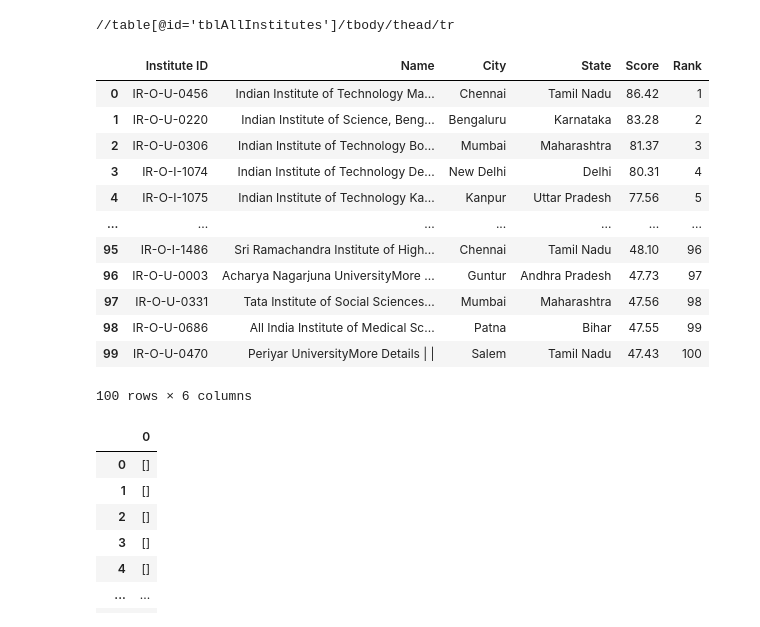
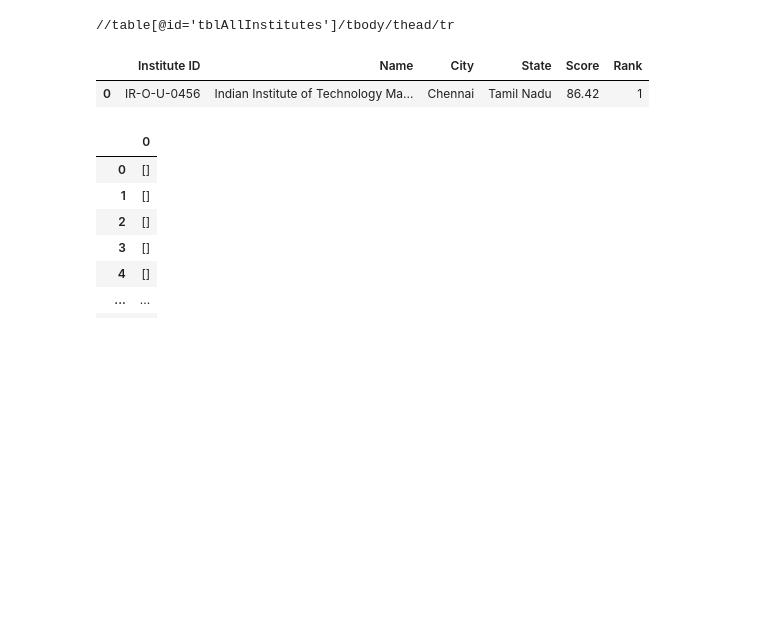
Before and after one commit to dupadhyaya/nlp, a Jupyter notebook: pyj/selenium/nirf/sel_ch_test.ipynb, the cells around one changed output. Cells and saved outputs as stored; diff of their text form; code cells hidden in the pictures; blank space fills up the shorter version.

```diff
--- a/pyj/selenium/sel_ch_nirf1.ipynb
+++ b/pyj/selenium/nirf/sel_ch_test.ipynb
@@ -138,21 +134,10 @@ for data in xpe5:
 #---------
 df = pd.read_html(driver.page_source)[0]
 # %%
-df
+df.head(1)
 # %% [output]
 |  | Institute ID | Name | City | State | Score | Rank |
 | 0 | IR-O-U-0456 | Indian Institute of Technology Ma... | Chennai | Tamil Nadu | 86.42 | 1 |
-| 1 | IR-O-U-0220 | Indian Institute of Science, Beng... | Bengaluru | Karnataka | 83.28 | 2 |
-| 2 | IR-O-U-0306 | Indian Institute of Technology Bo... | Mumbai | Maharashtra | 81.37 | 3 |
-| 3 | IR-O-I-1074 | Indian Institute of Technology De... | New Delhi | Delhi | 80.31 | 4 |
-| 4 | IR-O-I-1075 | Indian Institute of Technology Ka... | Kanpur | Uttar Pradesh | 77.56 | 5 |
-| ... | ... | ... | ... | ... | ... | ... |
-| 95 | IR-O-I-1486 | Sri Ramachandra Institute of High... | Chennai | Tamil Nadu | 48.10 | 96 |
-| 96 | IR-O-U-0003 | Acharya Nagarjuna UniversityMore ... | Guntur | Andhra Pradesh | 47.73 | 97 |
-| 97 | IR-O-U-0331 | Tata Institute of Social Sciences... | Mumbai | Maharashtra | 47.56 | 98 |
-| 98 | IR-O-U-0686 | All India Institute of Medical Sc... | Patna | Bihar | 47.55 | 99 |
-| 99 | IR-O-U-0470 | Periyar UniversityMore Details | | | Salem | Tamil Nadu | 47.43 | 100 |
-100 rows × 6 columns
 # %%
 xpF1 ='/html/body/div[2]/div[1]/div/div/div/div[2]/div/table/tbody'
 # %%
```
Also changed, not shown: parts of 4 cells of this notebook.
